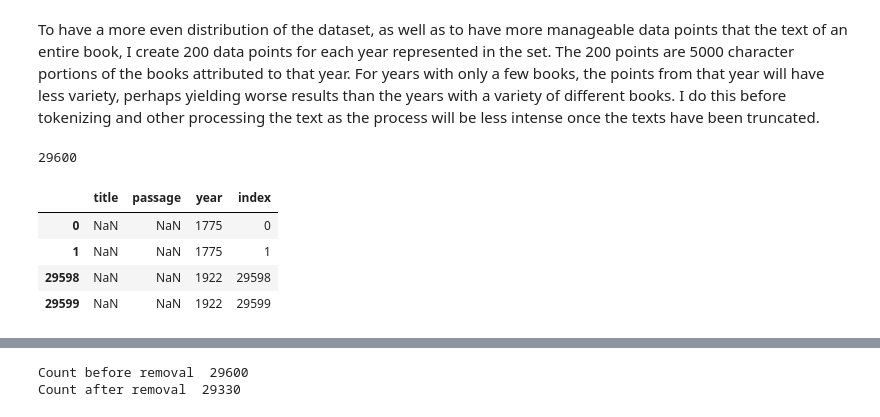
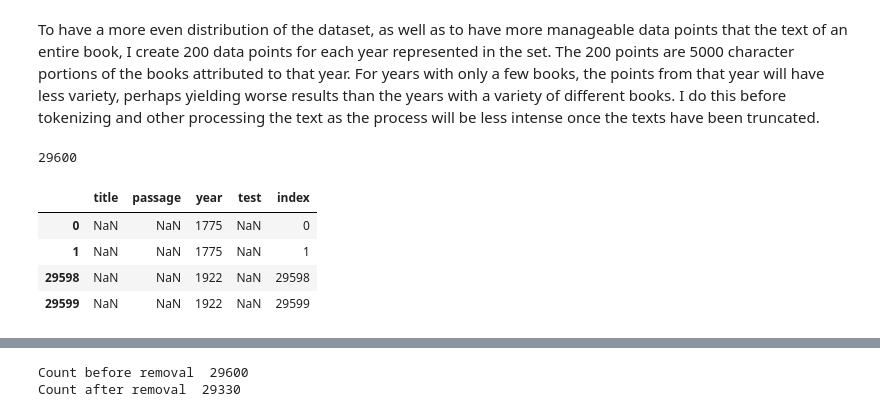
Before and after one commit to ronitronitronit/final, a Jupyter notebook: booksproject.ipynb, the cells around one changed output, grey strips where cells are left out. Saved outputs shown, nothing was run; the diff lists cells and outputs as text; code cells hidden in the pictures.

```diff
--- a/booksproject.ipynb
+++ b/booksproject.ipynb
@@ -215,9 +214,12 @@ dfFull = dfFull.drop(dfFull[dfFull.year > 1922].index)
 print('Number of books with too short or absent text, to be removed: ', len(dfFull[dfFull.text.apply(is_acceptable_length) == False]))
 dfFull = dfFull.drop(dfFull[dfFull.text.apply(is_acceptable_length) == False].index)
 
+print('Dropping duplicates')
+dfFull = dfFull.drop_duplicates(subset='title', keep='first')
+
 print('New book count: ', len(dfFull))
 
-dfFull.head(2)
+dfFull.head()
 # %% [output]
 Book count before removing undated and outliers:  10633
 Number of books without dates to be removed:  946
@@ -249,32 +255,55 @@ Text(0.5, 1.05, 'Distribution of books across year published')
+# %%
+"""
+Define testing and training books
+"""
+# testing books are every 5th book for each year according to the original dataset
+# or if there are fewer than 5 books, the first book.
+testing_books = []
+did_it = []
+for year in range(1775, 1923):
+    books_from_year = list(dfFull[dfFull.year == year].index)
+    if len(books_from_year) < 5:
+        testing_books.append(books_from_year[0])
+    testing_books.extend(books_from_year[::5]) # we want 20% testing dat
+
+def get_is_testing(row):
+    if row.name in testing_books:
+        did_it.append(row.name)
+        row['test'] = True
+    else:
+        row['test'] = False
+    return row
+
+dfFull = dfFull.apply(get_is_testing, axis=1)
 # %% [markdown]
 To have a more even distribution of the dataset, as well as to have more manageable data points that the text of an entire book, I create 200 data points for each year represented in the set. The 200 points are 5000 character portions of the books attributed to that year. For years with only a few books, the points from that year will have less variety, perhaps yielding worse results than the years with a variety of different books. I do this before tokenizing and other processing the text as the process will be less intense once the texts have been truncated.
 # %%
 """
 Create new dataframe for final data. Each year will have 200 rows, each with a unique portion of text sourced
 from a book published in that year
 """
 
 all_years = []
 PER_YEAR_COUNT = 200
 
 for year in range(1775, 1923):
     years = [year]*PER_YEAR_COUNT
     all_years.extend(years)
 
 print(len(all_years))
-dfPas = pd.DataFrame(columns = ['title', 'passage', 'year'])
+dfPas = pd.DataFrame(columns = ['title', 'passage', 'year', 'test'])
 dfPas['year'] = all_years
 dfPas['index'] = dfPas.index
 
 
 pd.concat([dfPas.head(2), dfPas.tail(2)])
 # %% [output]
 29600
-|  | title | passage | year | index |
-| 0 | NaN | NaN | 1775 | 0 |
-| 1 | NaN | NaN | 1775 | 1 |
-| 29598 | NaN | NaN | 1922 | 29598 |
-| 29599 | NaN | NaN | 1922 | 29599 |
+|  | title | passage | year | test | index |
+| 0 | NaN | NaN | 1775 | NaN | 0 |
+| 1 | NaN | NaN | 1775 | NaN | 1 |
+| 29598 | NaN | NaN | 1922 | NaN | 29598 |
+| 29599 | NaN | NaN | 1922 | NaN | 29599 |
 # %%
 import random
 import copy
```
Also changed, not shown: parts of 33 cells of this notebook.
